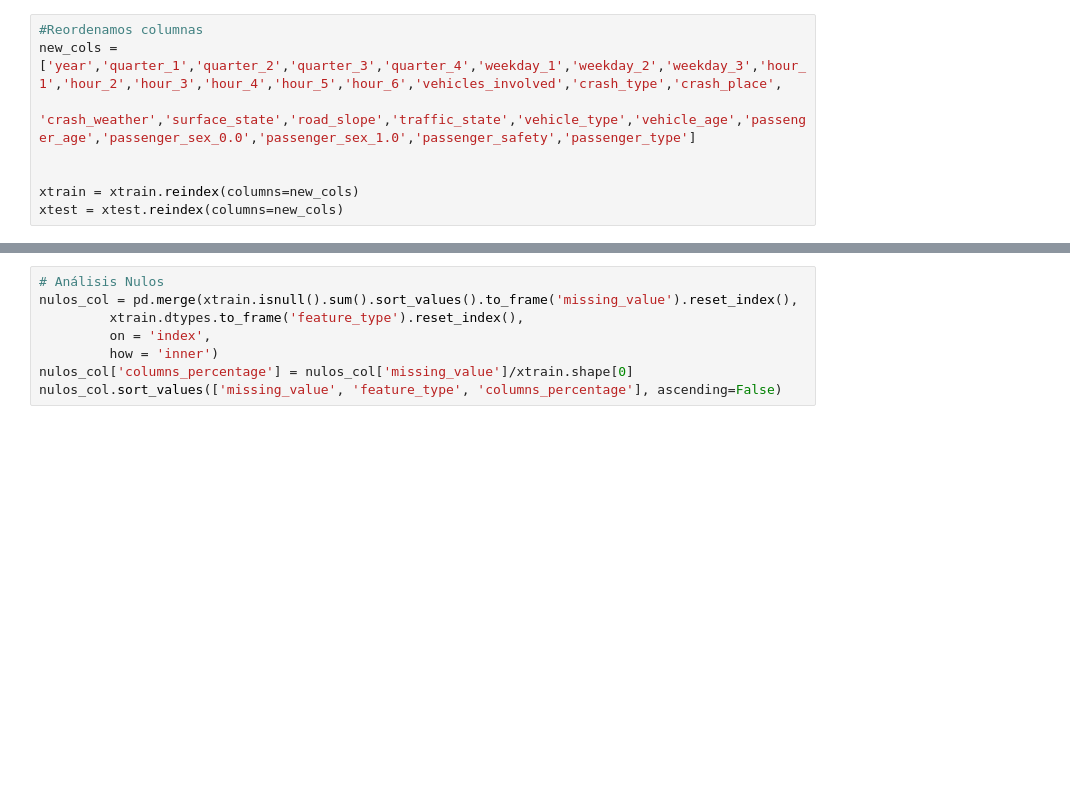
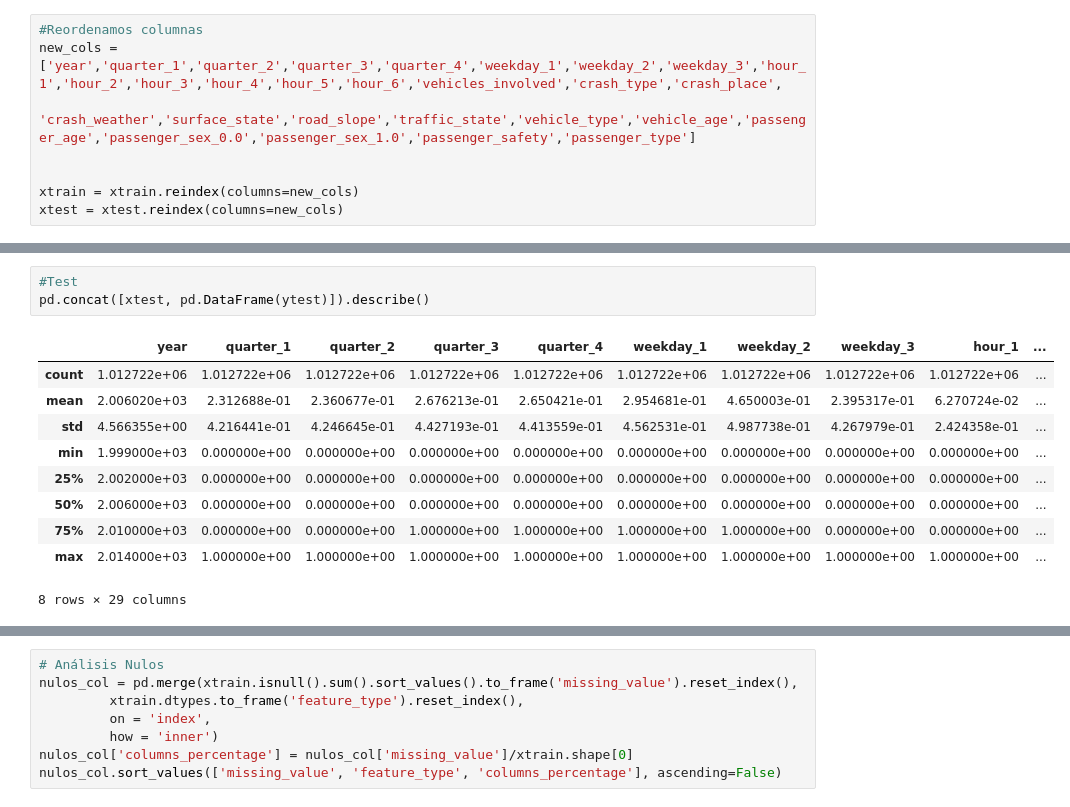
Before and after one commit to AMM53/Accidents-Prediction, a Jupyter notebook: notebooks/FeatureEngineering.ipynb, the cells around one changed output, grey strips where cells are left out. Saved outputs shown, nothing was run; the diff lists cells and outputs as text; blank space fills up the shorter version.

```diff
--- a/notebooks/FeatureEngineering.ipynb
+++ b/notebooks/FeatureEngineering.ipynb
@@ -179,0 +186,14 @@ xtest = xtest.reindex(columns=new_cols)
+# %%
+#Test
+pd.concat([xtest, pd.DataFrame(ytest)]).describe()
+# %% [output]
+|  | year | quarter_1 | quarter_2 | quarter_3 | quarter_4 | weekday_1 | weekday_2 | weekday_3 | hour_1 | ... |
+| count | 1.012722e+06 | 1.012722e+06 | 1.012722e+06 | 1.012722e+06 | 1.012722e+06 | 1.012722e+06 | 1.012722e+06 | 1.012722e+06 | 1.012722e+06 | ... |
+| mean | 2.006020e+03 | 2.312688e-01 | 2.360677e-01 | 2.676213e-01 | 2.650421e-01 | 2.954681e-01 | 4.650003e-01 | 2.395317e-01 | 6.270724e-02 | ... |
+| std | 4.566355e+00 | 4.216441e-01 | 4.246645e-01 | 4.427193e-01 | 4.413559e-01 | 4.562531e-01 | 4.987738e-01 | 4.267979e-01 | 2.424358e-01 | ... |
+| min | 1.999000e+03 | 0.000000e+00 | 0.000000e+00 | 0.000000e+00 | 0.000000e+00 | 0.000000e+00 | 0.000000e+00 | 0.000000e+00 | 0.000000e+00 | ... |
+| 25% | 2.002000e+03 | 0.000000e+00 | 0.000000e+00 | 0.000000e+00 | 0.000000e+00 | 0.000000e+00 | 0.000000e+00 | 0.000000e+00 | 0.000000e+00 | ... |
+| 50% | 2.006000e+03 | 0.000000e+00 | 0.000000e+00 | 0.000000e+00 | 0.000000e+00 | 0.000000e+00 | 0.000000e+00 | 0.000000e+00 | 0.000000e+00 | ... |
+| 75% | 2.010000e+03 | 0.000000e+00 | 0.000000e+00 | 1.000000e+00 | 1.000000e+00 | 1.000000e+00 | 1.000000e+00 | 0.000000e+00 | 0.000000e+00 | ... |
+| max | 2.014000e+03 | 1.000000e+00 | 1.000000e+00 | 1.000000e+00 | 1.000000e+00 | 1.000000e+00 | 1.000000e+00 | 1.000000e+00 | 1.000000e+00 | ... |
+8 rows × 29 columns
```
Also changed, not shown: parts of 19 cells of this notebook.
